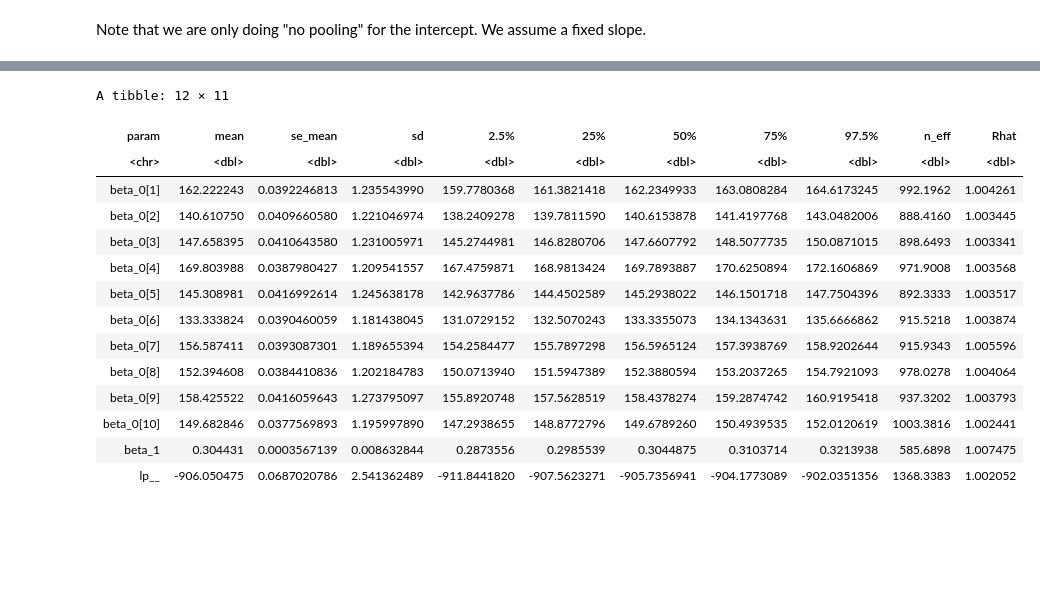
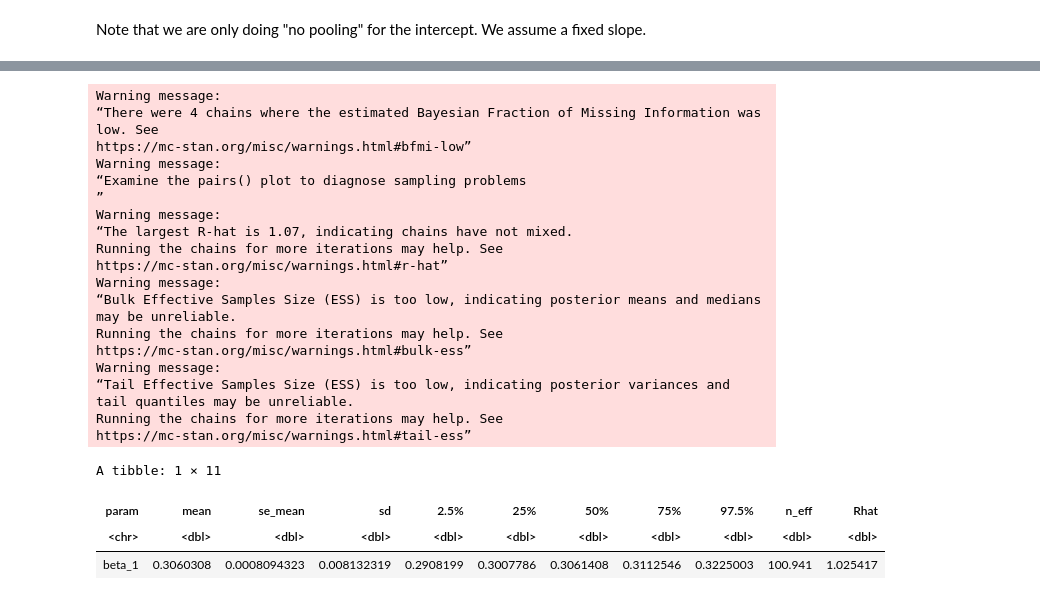
Before and after one commit to cjc77/bayesian-analysis-projects, a Jupyter notebook: notebooks_pooling_explore/sim_partial_pooling.ipynb, the cells around one changed output, grey strips where cells are left out. Saved outputs shown, nothing was run; the diff lists cells and outputs as text; code cells hidden in the pictures; blank space fills up the shorter version.

```diff
--- a/notebooks_pooling_explore/sim_partial_pooling.ipynb
+++ b/notebooks_pooling_explore/sim_partial_pooling.ipynb
@@ -70,10 +92,15 @@ Note that we are only doing "no pooling" for the intercept. We assume a fixed sl
 # %%
 stan_data <- list(
     N = eval_data_df %>% nrow(),
+    n_indiv = eval_data_df %>% distinct(indiv_id) %>% nrow(),
     n_groups = eval_data_df %>% distinct(group_id) %>% nrow(),
     y = eval_data_df %>% pull(y),
     x = eval_data_df %>% pull(x),
-    group_id = eval_data_df %>% pull(group_id)
+    indiv_id = eval_data_df %>% pull(indiv_id),
+    group_id_map = eval_data_df %>%
+        distinct(indiv_id, group_id) %>%
+        arrange(indiv_id) %>%
+        pull(group_id)
 )
 # %%
 if (!file.exists(paste0(results_base_dir, "/fit.rds"))) {
@@ -97,6 +124,25 @@ if (!file.exists(paste0(results_base_dir, "/fit.rds"))) {
     fit <- readRDS(paste0(results_base_dir, "/fit.rds"))
     tidy_draws_df <- read_csv(paste0(results_base_dir, "/draws.csv"))
 }
+# %% [output]
+Warning message:
+“There were 4 chains where the estimated Bayesian Fraction of Missing Information was low. See
+https://mc-stan.org/misc/warnings.html#bfmi-low”
+Warning message:
+“Examine the pairs() plot to diagnose sampling problems
+”
+Warning message:
+“The largest R-hat is 1.07, indicating chains have not mixed.
+Running the chains for more iterations may help. See
+https://mc-stan.org/misc/warnings.html#r-hat”
+Warning message:
+“Bulk Effective Samples Size (ESS) is too low, indicating posterior means and medians may be unreliable.
+Running the chains for more iterations may help. See
+https://mc-stan.org/misc/warnings.html#bulk-ess”
+Warning message:
+“Tail Effective Samples Size (ESS) is too low, indicating posterior variances and tail quantiles may be unreliable.
+Running the chains for more iterations may help. See
+https://mc-stan.org/misc/warnings.html#tail-ess”
 # %%
 tidy_draws_long_df <- tidy_draws_df %>%
     pivot_longer(cols = !c(".chain", ".iteration", ".draw", "i"), names_to = "param") %>%
@@ -106,21 +152,10 @@ tidy_draws_long_df <- tidy_draws_df %>%
 fit_summary <- summary(fit)
 # %%
 fit_summary$summary %>%
-    as_tibble(rownames = "param")
-    # filter(param == "beta_1")
+    as_tibble(rownames = "param") %>%
+    filter(param == "beta_1")
 # %% [output]
-A tibble: 12 × 11
+A tibble: 1 × 11
 | param | mean | se_mean | sd | 2.5% | 25% | 50% | 75% | 97.5% | n_eff | Rhat |
 | <chr> | <dbl> | <dbl> | <dbl> | <dbl> | <dbl> | <dbl> | <dbl> | <dbl> | <dbl> | <dbl> |
-| beta_0[1] | 162.222243 | 0.0392246813 | 1.235543990 | 159.7780368 | 161.3821418 | 162.2349933 | 163.0808284 | 164.6173245 | 992.1962 | 1.004261 |
-| beta_0[2] | 140.610750 | 0.0409660580 | 1.221046974 | 138.2409278 | 139.7811590 | 140.6153878 | 141.4197768 | 143.0482006 | 888.4160 | 1.003445 |
-| beta_0[3] | 147.658395 | 0.0410643580 | 1.231005971 | 145.2744981 | 146.8280706 | 147.6607792 | 148.5077735 | 150.0871015 | 898.6493 | 1.003341 |
-| beta_0[4] | 169.803988 | 0.0387980427 | 1.209541557 | 167.4759871 | 168.9813424 | 169.7893887 | 170.6250894 | 172.1606869 | 971.9008 | 1.003568 |
-| beta_0[5] | 145.308981 | 0.0416992614 | 1.245638178 | 142.9637786 | 144.4502589 | 145.2938022 | 146.1501718 | 147.7504396 | 892.3333 | 1.003517 |
-| beta_0[6] | 133.333824 | 0.0390460059 | 1.181438045 | 131.0729152 | 132.5070243 | 133.3355073 | 134.1343631 | 135.6666862 | 915.5218 | 1.003874 |
-| beta_0[7] | 156.587411 | 0.0393087301 | 1.189655394 | 154.2584477 | 155.7897298 | 156.5965124 | 157.3938769 | 158.9202644 | 915.9343 | 1.005596 |
-| beta_0[8] | 152.394608 | 0.0384410836 | 1.202184783 | 150.0713940 | 151.5947389 | 152.3880594 | 153.2037265 | 154.7921093 | 978.0278 | 1.004064 |
-| beta_0[9] | 158.425522 | 0.0416059643 | 1.273795097 | 155.8920748 | 157.5628519 | 158.4378274 | 159.2874742 | 160.9195418 | 937.3202 | 1.003793 |
-| beta_0[10] | 149.682846 | 0.0377569893 | 1.195997890 | 147.2938655 | 148.8772796 | 149.6789260 | 150.4939535 | 152.0120619 | 1003.3816 | 1.002441 |
-| beta_1 | 0.304431 | 0.0003567139 | 0.008632844 | 0.2873556 | 0.2985539 | 0.3044875 | 0.3103714 | 0.3213938 | 585.6898 | 1.007475 |
-| lp__ | -906.050475 | 0.0687020786 | 2.541362489 | -911.8441820 | -907.5623271 | -905.7356941 | -904.1773089 | -902.0351356 | 1368.3383 | 1.002052 |
+| beta_1 | 0.3060308 | 0.0008094323 | 0.008132319 | 0.2908199 | 0.3007786 | 0.3061408 | 0.3112546 | 0.3225003 | 100.941 | 1.025417 |
```
Also changed, not shown: parts of 9 cells of this notebook, 7 other files.
